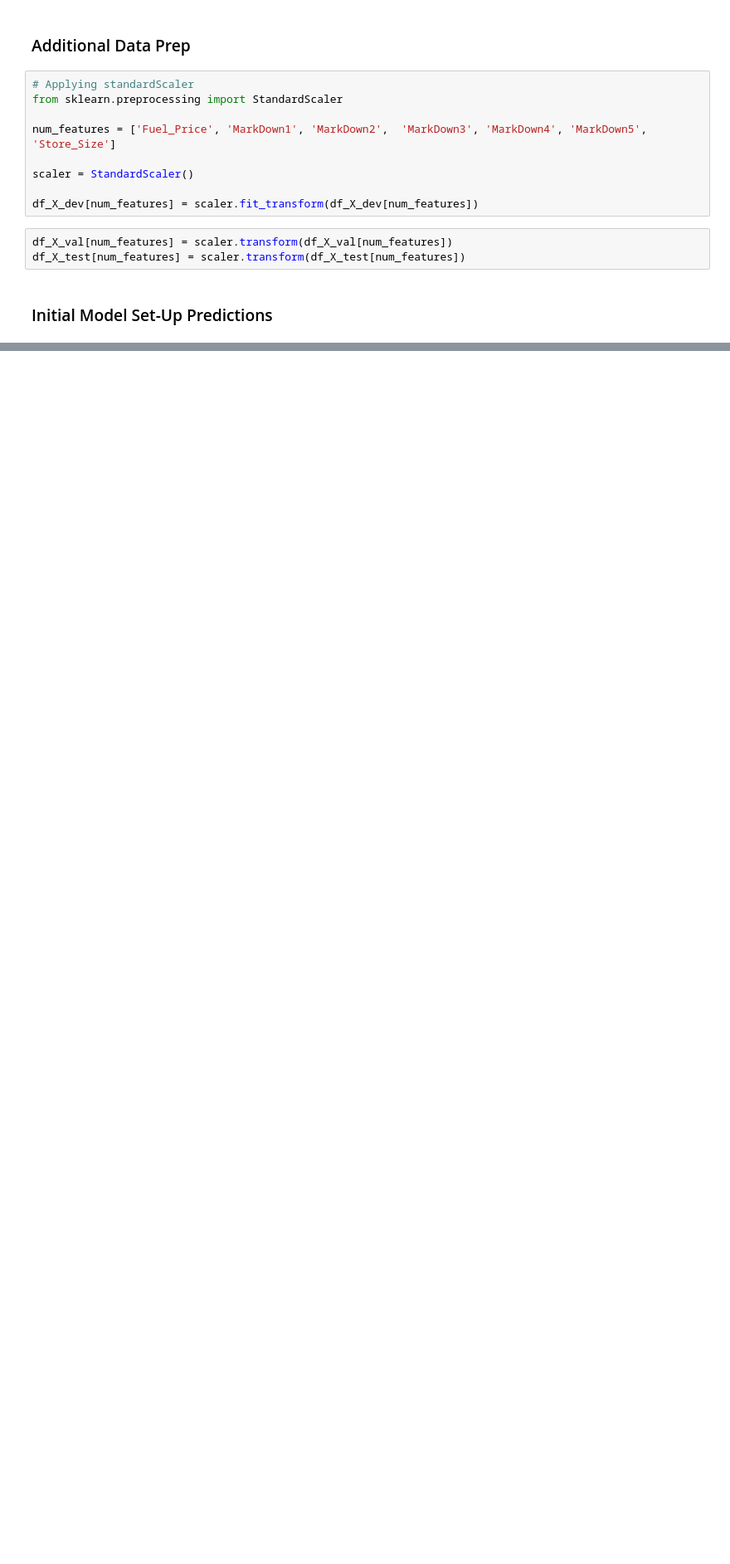
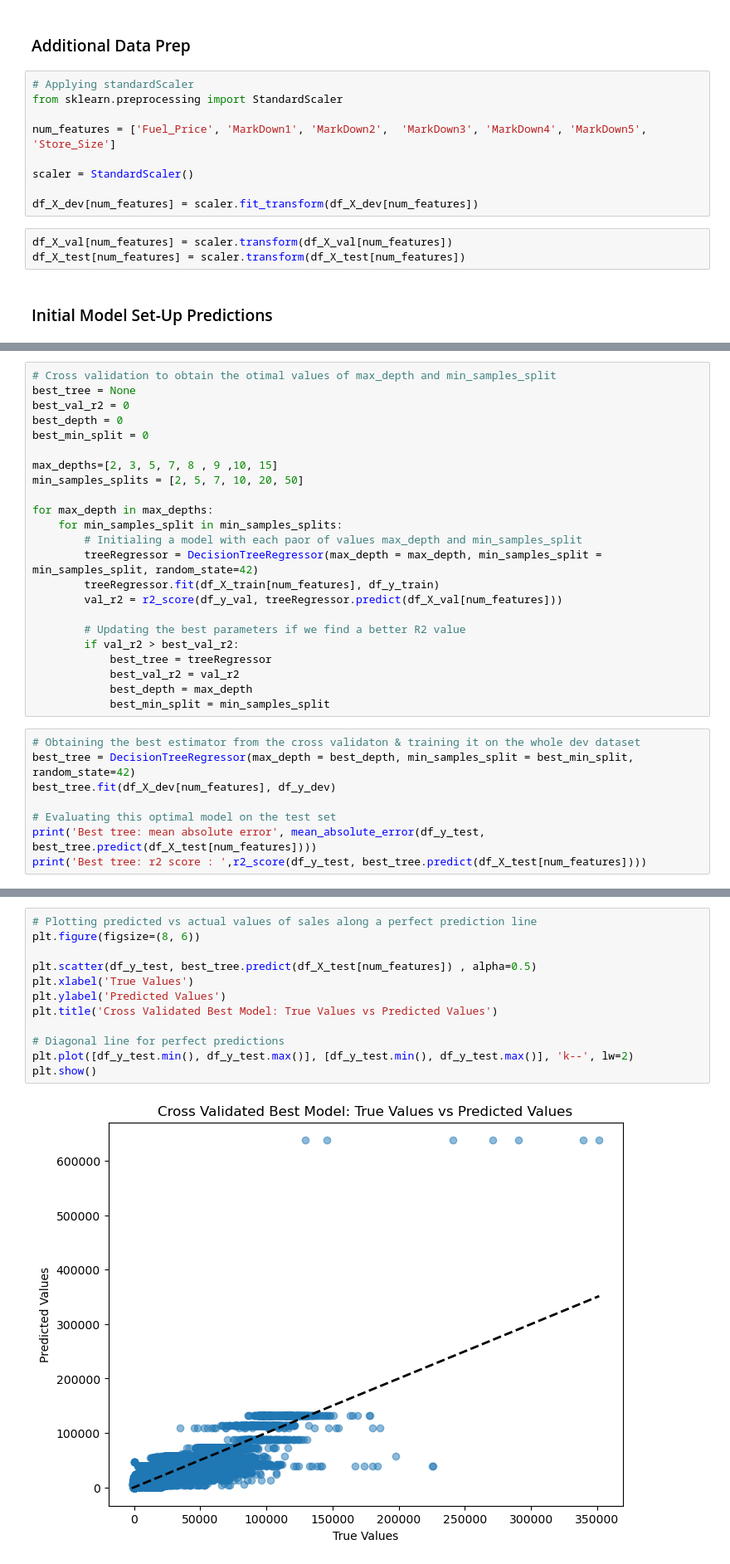
Before and after one commit to SahilBhave/AML-Project, a Jupyter notebook: AML_Group_Project.ipynb, the cells around one changed output, grey strips where cells are left out. Shown at 83% size. Cells and saved outputs as stored; diff of their text form; blank space fills up the shorter version.

Commit message:
Add files via upload
Decision tree regressor (cross-validated and pruned)

```diff
--- a/AML_Group_Project.ipynb
+++ b/AML_Group_Project.ipynb
@@ -902,0 +923,31 @@ df_X_test[num_features] = scaler.transform(df_X_test[num_features])
+# %%
+# Cross validation to obtain the otimal values of max_depth and min_samples_split
+best_tree = None
+best_val_r2 = 0
+best_depth = 0
+best_min_split = 0
+
+max_depths=[2, 3, 5, 7, 8 , 9 ,10, 15]
+min_samples_splits = [2, 5, 7, 10, 20, 50]
+
+for max_depth in max_depths:
+    for min_samples_split in min_samples_splits:
+        # Initialing a model with each paor of values max_depth and min_samples_split
+        treeRegressor = DecisionTreeRegressor(max_depth = max_depth, min_samples_split = min_samples_split, random_state=42)
+        treeRegressor.fit(df_X_train[num_features], df_y_train)
+        val_r2 = r2_score(df_y_val, treeRegressor.predict(df_X_val[num_features]))
+
+        # Updating the best parameters if we find a better R2 value
+        if val_r2 > best_val_r2:
+            best_tree = treeRegressor
+            best_val_r2 = val_r2
+            best_depth = max_depth
+            best_min_split = min_samples_split
+# %%
+# Obtaining the best estimator from the cross validaton & training it on the whole dev dataset
+best_tree = DecisionTreeRegressor(max_depth = best_depth, min_samples_split = best_min_split, random_state=42)
+best_tree.fit(df_X_dev[num_features], df_y_dev)
+
+# Evaluating this optimal model on the test set
+print('Best tree: mean absolute error', mean_absolute_error(df_y_test, best_tree.predict(df_X_test[num_features])))
+print('Best tree: r2 score : ',r2_score(df_y_test, best_tree.predict(df_X_test[num_features])))
@@ -902,0 +957,14 @@ df_X_test[num_features] = scaler.transform(df_X_test[num_features])
+# %%
+# Plotting predicted vs actual values of sales along a perfect prediction line
+plt.figure(figsize=(8, 6))
+
+plt.scatter(df_y_test, best_tree.predict(df_X_test[num_features]) , alpha=0.5)
+plt.xlabel('True Values')
+plt.ylabel('Predicted Values')
+plt.title('Cross Validated Best Model: True Values vs Predicted Values')
+
+# Diagonal line for perfect predictions
+plt.plot([df_y_test.min(), df_y_test.max()], [df_y_test.min(), df_y_test.max()], 'k--', lw=2)
+plt.show()
+# %% [output]
+[figure, added]
```
Also changed, not shown: parts of 47 cells of this notebook.
